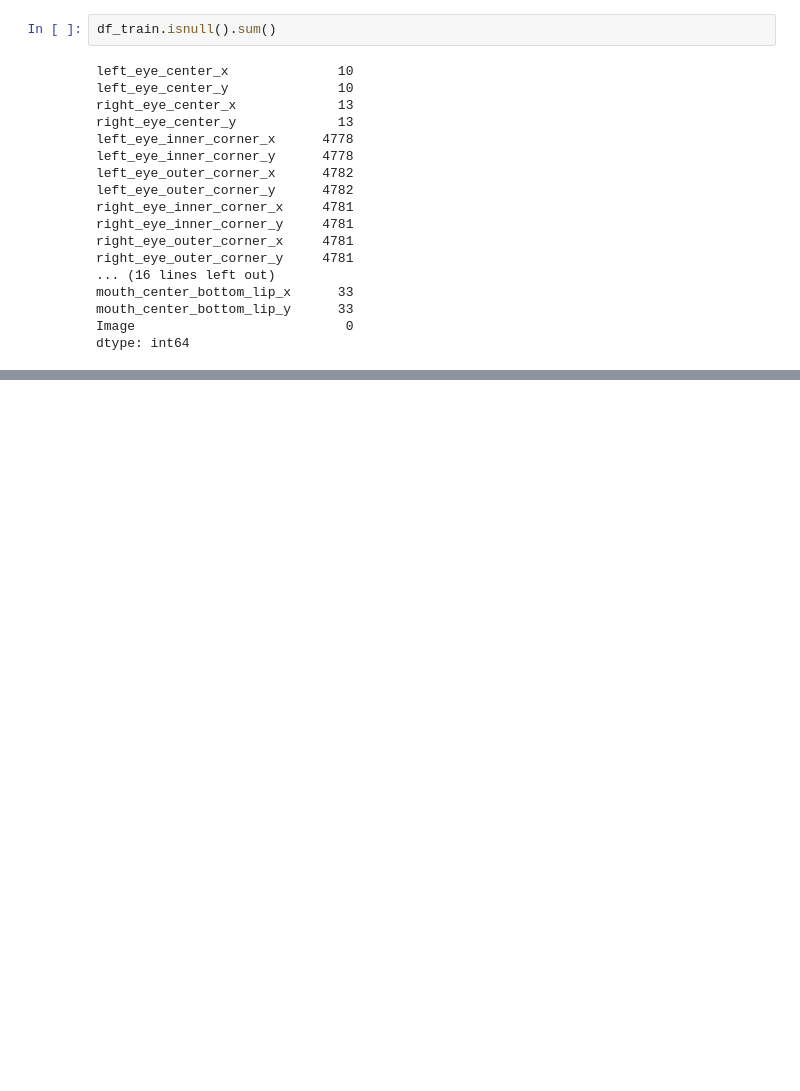
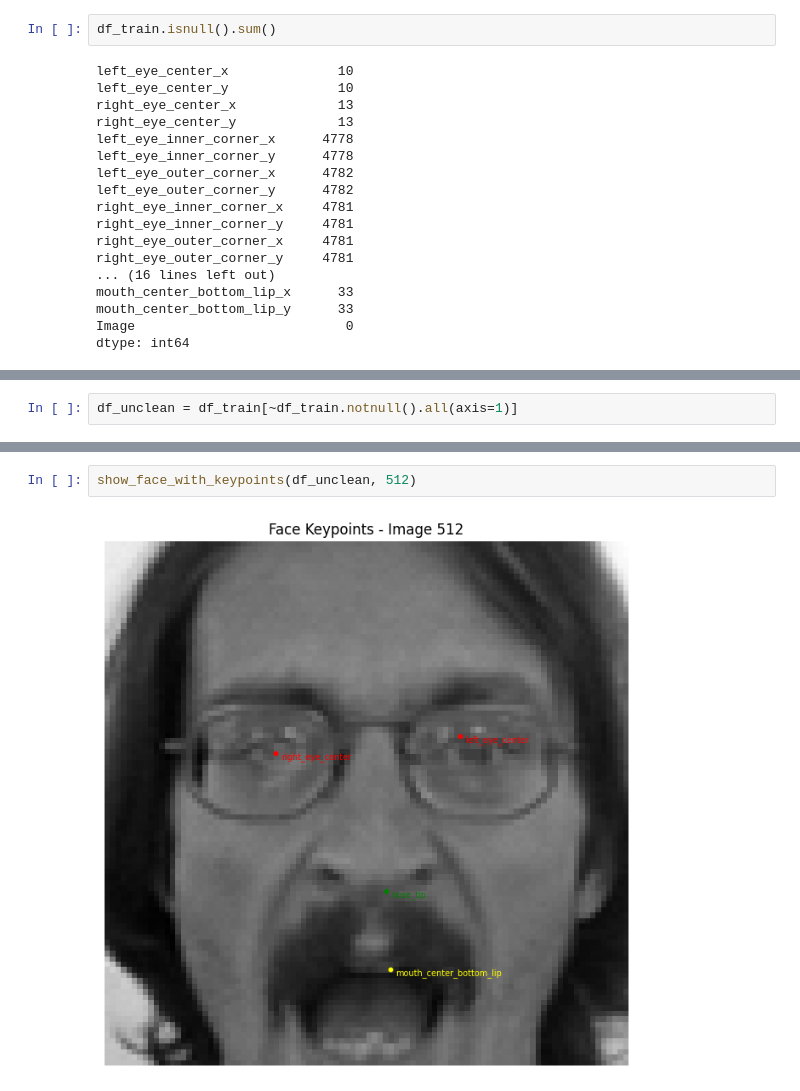
Before and after one commit to NimaNIKOOKAR/Facial-Keypoints-Detection, a Jupyter notebook: facial-detection.ipynb, the cells around one changed output, grey strips where cells are left out. Cells and saved outputs as stored; diff of their text form; blank space fills up the shorter version.

```diff
--- a/facial-detection.ipynb
+++ b/facial-detection.ipynb
@@ -149,0 +152,2 @@ dtype: int64
+# %%
+df_unclean = df_train[~df_train.notnull().all(axis=1)]
@@ -149,0 +164,4 @@ dtype: int64
+# %%
+show_face_with_keypoints(df_unclean, 512)
+# %% [output]
+[figure, added]
```
Also changed, not shown: parts of 8 cells of this notebook.
